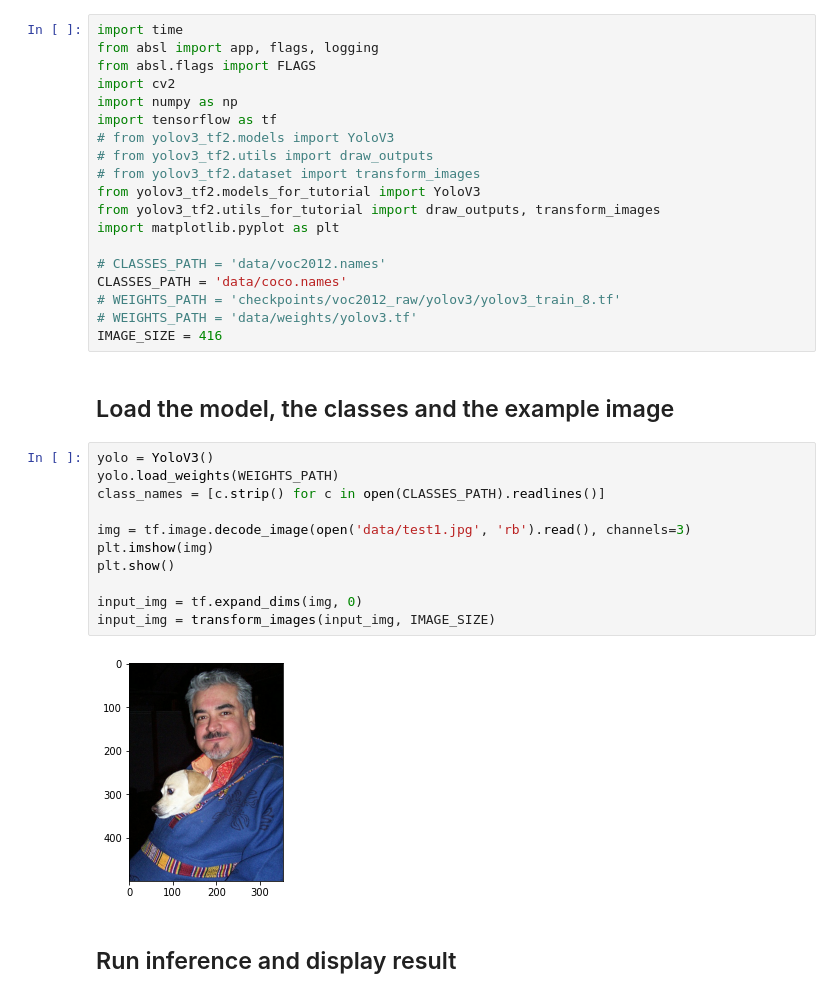
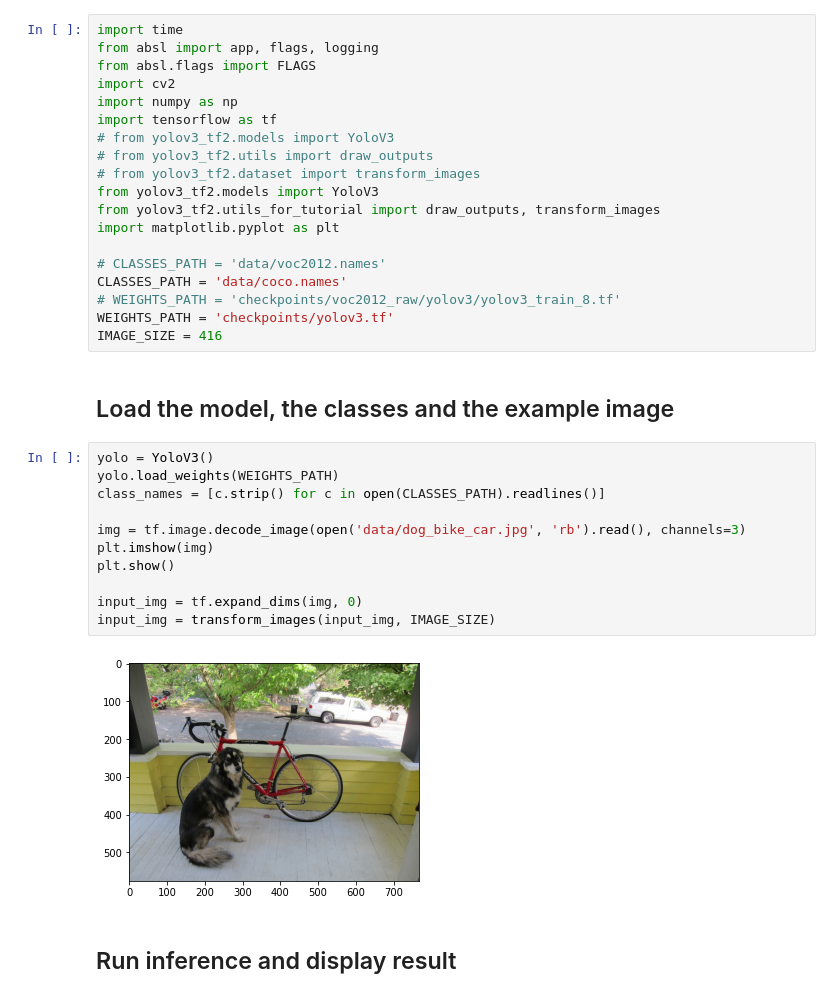
Before and after one commit to K-SIK/Capstone, a Jupyter notebook: DeepLearning/YOLOV3/yolo_inference_tutorial.ipynb, the cells around one changed output. Saved outputs shown, nothing was run; the diff lists cells and outputs as text.

```diff
--- a/DeepLearning/YOLOV3/yolo_inference_tutorial.ipynb
+++ b/DeepLearning/YOLOV3/yolo_inference_tutorial.ipynb
@@ -15,30 +15,30 @@ import tensorflow as tf
 # from yolov3_tf2.models import YoloV3
 # from yolov3_tf2.utils import draw_outputs
 # from yolov3_tf2.dataset import transform_images
-from yolov3_tf2.models_for_tutorial import YoloV3
+from yolov3_tf2.models import YoloV3
 from yolov3_tf2.utils_for_tutorial import draw_outputs, transform_images
 import matplotlib.pyplot as plt
 
 # CLASSES_PATH = 'data/voc2012.names'
 CLASSES_PATH = 'data/coco.names'
 # WEIGHTS_PATH = 'checkpoints/voc2012_raw/yolov3/yolov3_train_8.tf'
-# WEIGHTS_PATH = 'data/weights/yolov3.tf'
+WEIGHTS_PATH = 'checkpoints/yolov3.tf'
 IMAGE_SIZE = 416
 # %% [markdown]
 ## Load the model, the classes and the example image
 # %%
 yolo = YoloV3()
 yolo.load_weights(WEIGHTS_PATH)
 class_names = [c.strip() for c in open(CLASSES_PATH).readlines()]
 
-img = tf.image.decode_image(open('data/test1.jpg', 'rb').read(), channels=3)
+img = tf.image.decode_image(open('data/dog_bike_car.jpg', 'rb').read(), channels=3)
 plt.imshow(img)
 plt.show()
 
 input_img = tf.expand_dims(img, 0)
 input_img = transform_images(input_img, IMAGE_SIZE)
 # %% [output]
-[figure, old version]
+[figure, new version]
 # %% [markdown]
 ## Run inference and display result
 # %%
```
Also changed, not shown: parts of 3 cells of this notebook, 5 other files.
